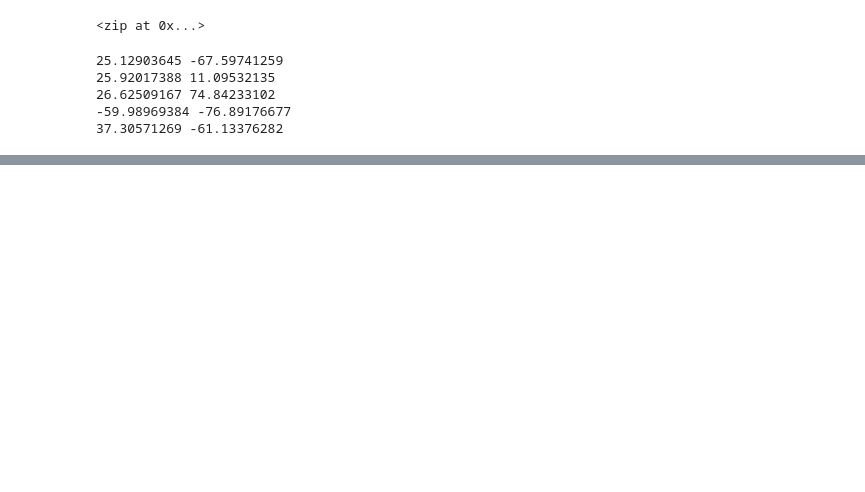
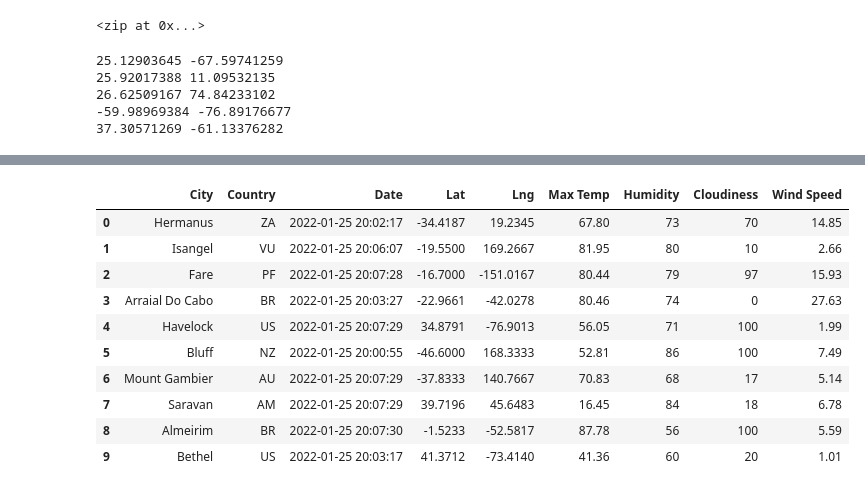
Before and after one commit to Kmhaas/Butler-Bootcamp-Challenge6-World_Weather_Analysis, a Jupyter notebook: World_Weather_Analysis/WeatherPy.ipynb, the cells around one changed output, grey strips where cells are left out. Drawn from its saved outputs; the diff is of its cells as text; code cells hidden in the pictures; blank space fills up the shorter version.

```diff
--- a/World_Weather_Analysis/WeatherPy.ipynb
+++ b/World_Weather_Analysis/WeatherPy.ipynb
@@ -71,0 +182,16 @@ len(cities)
+# %%
+new_column_order=["City","Country","Date","Lat","Lng","Max Temp","Humidity","Cloudiness","Wind Speed"]
+city_data_df = city_data_df[new_column_order]
+city_data_df.head(10)
+# %% [output]
+|  | City | Country | Date | Lat | Lng | Max Temp | Humidity | Cloudiness | Wind Speed |
+| 0 | Hermanus | ZA | 2022-01-25 20:02:17 | -34.4187 | 19.2345 | 67.80 | 73 | 70 | 14.85 |
+| 1 | Isangel | VU | 2022-01-25 20:06:07 | -19.5500 | 169.2667 | 81.95 | 80 | 10 | 2.66 |
+| 2 | Fare | PF | 2022-01-25 20:07:28 | -16.7000 | -151.0167 | 80.44 | 79 | 97 | 15.93 |
+| 3 | Arraial Do Cabo | BR | 2022-01-25 20:03:27 | -22.9661 | -42.0278 | 80.46 | 74 | 0 | 27.63 |
+| 4 | Havelock | US | 2022-01-25 20:07:29 | 34.8791 | -76.9013 | 56.05 | 71 | 100 | 1.99 |
+| 5 | Bluff | NZ | 2022-01-25 20:00:55 | -46.6000 | 168.3333 | 52.81 | 86 | 100 | 7.49 |
+| 6 | Mount Gambier | AU | 2022-01-25 20:07:29 | -37.8333 | 140.7667 | 70.83 | 68 | 17 | 5.14 |
+| 7 | Saravan | AM | 2022-01-25 20:07:29 | 39.7196 | 45.6483 | 16.45 | 84 | 18 | 6.78 |
+| 8 | Almeirim | BR | 2022-01-25 20:07:30 | -1.5233 | -52.5817 | 87.78 | 56 | 100 | 5.59 |
+| 9 | Bethel | US | 2022-01-25 20:03:17 | 41.3712 | -73.4140 | 41.36 | 60 | 20 | 1.01 |
```
Also changed, not shown: parts of 9 cells of this notebook, 5 other files.
